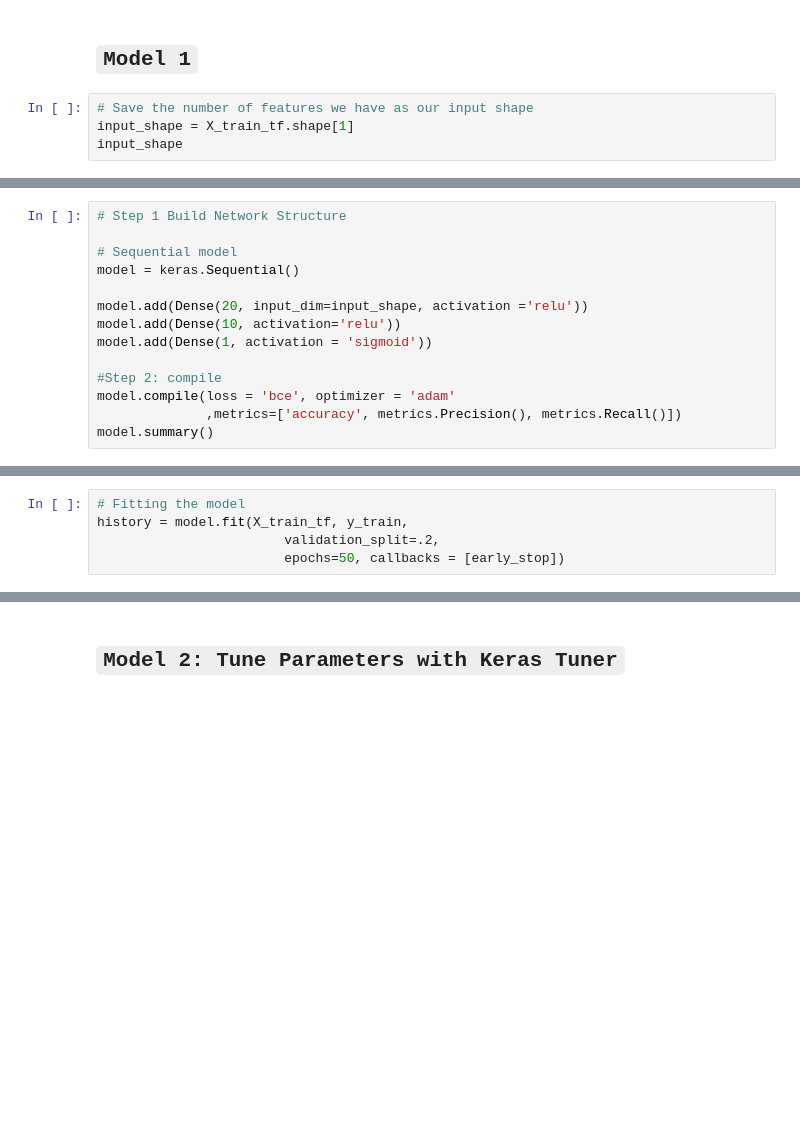
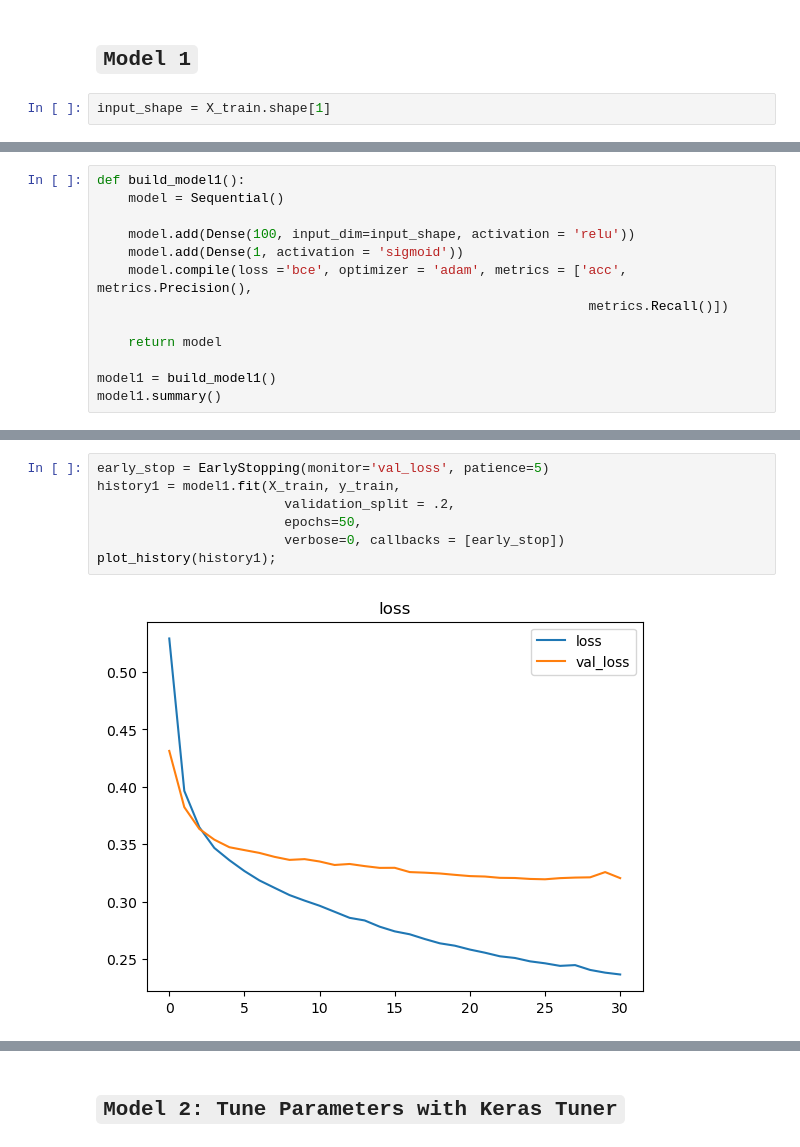
Before and after one commit to VALDE021/Metabolic-Syndrome-Prediction-IMLP, a Jupyter notebook: Project 5 Part 3-EricNV.ipynb, the cells around one changed output, grey strips where cells are left out. Saved outputs shown, nothing was run; the diff lists cells and outputs as text; blank space fills up the shorter version.

Commit message:
explored my models 3  were the most needed

```diff
--- a/Project 5 Part 3-EricNV.ipynb
+++ b/Project 5 Part 3-EricNV.ipynb
@@ -241,6 +248,4 @@ X_test_tf=preprocessor.transform(X_test)
 # %% [markdown]
 ## `Model 1`
 # %%
-# Save the number of features we have as our input shape
-input_shape = X_train_tf.shape[1]
-input_shape
+input_shape = X_train.shape[1]
@@ -249,14 +251,0 @@ input_shape
-# %%
-# Step 1 Build Network Structure
-
-# Sequential model
-model = keras.Sequential()
-
-model.add(Dense(20, input_dim=input_shape, activation ='relu'))
-model.add(Dense(10, activation='relu'))
-model.add(Dense(1, activation = 'sigmoid'))
-
-#Step 2: compile
-model.compile(loss = 'bce', optimizer = 'adam'
-              ,metrics=['accuracy', metrics.Precision(), metrics.Recall()])
-model.summary()
@@ -282,5 +251,0 @@ early_stop = EarlyStopping(monitor='val_accuracy', patience=3)
-# %%
-# Fitting the model
-history = model.fit(X_train_tf, y_train,
-                        validation_split=.2,
-                        epochs=50, callbacks = [early_stop])
@@ -364,0 +252,13 @@ weighted avg       0.83      0.83      0.83       601
+# %%
+def build_model1():
+    model = Sequential()
+
+    model.add(Dense(100, input_dim=input_shape, activation = 'relu'))
+    model.add(Dense(1, activation = 'sigmoid'))
+    model.compile(loss ='bce', optimizer = 'adam', metrics = ['acc', metrics.Precision(),
+                                                               metrics.Recall()])
+
+    return model
+
+model1 = build_model1()
+model1.summary()
@@ -364,0 +279,9 @@ weighted avg       0.83      0.83      0.83       601
+# %%
+early_stop = EarlyStopping(monitor='val_loss', patience=5)
+history1 = model1.fit(X_train, y_train,
+                        validation_split = .2,
+                        epochs=50,
+                        verbose=0, callbacks = [early_stop])
+plot_history(history1);
+# %% [output]
+[figure, added]
```
Also changed, not shown: parts of 57 cells of this notebook, 31 other files.
